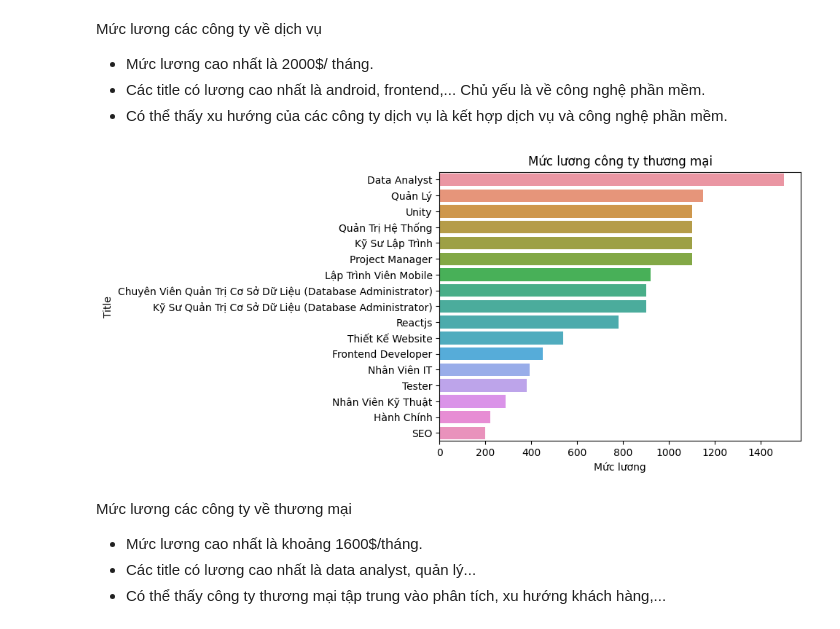
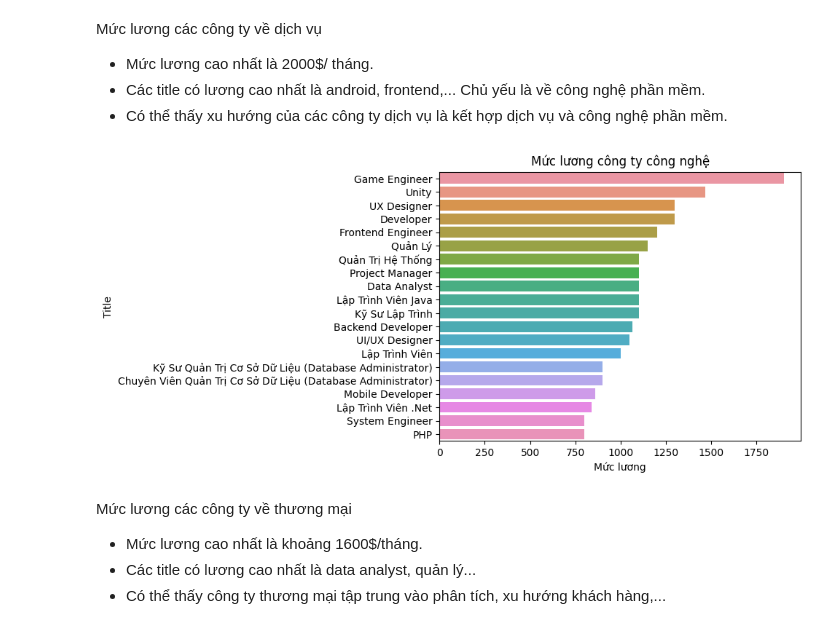
Before and after one commit to yakhimm/LyThuyet_LT4KHDL, a Jupyter notebook: cauhoi.ipynb, the cells around one changed output. Drawn from its saved outputs; the diff is of its cells as text; code cells hidden in the pictures.

```diff
--- a/cauhoi.ipynb
+++ b/cauhoi.ipynb
@@ -98,13 +126,12 @@ Mức lương các công ty về dịch vụ
 + Mức lương cao nhất là 2000$/ tháng.
 + Các title có lương cao nhất là android, frontend,... Chủ yếu là về công nghệ phần mềm.
 + Có thể thấy xu hướng của các công ty dịch vụ là kết hợp dịch vụ và công nghệ phần mềm.
-# %%
-ThuongMai_Company = temp_df[temp_df["ThuongMai"] == 1][temp_df["DichVu"] == 0][temp_df["CongNghe"] == 0]
-draw_plot(ThuongMai_Company)
-plt.title('Mức lương công ty thương mại')
-plt.show()
-# %% [output]
-[figure, removed]
+# %%
+draw_plot(new_df[new_df["Type_Company"]=='Thương mại'])
+plt.title('Mức lương công ty công nghệ')
+plt.show()
+# %% [output]
+[figure, added]
 # %% [markdown]
 Mức lương các công ty về thương mại
 + Mức lương cao nhất là khoảng 1600$/tháng.
```
Also changed, not shown: parts of 26 cells of this notebook.
